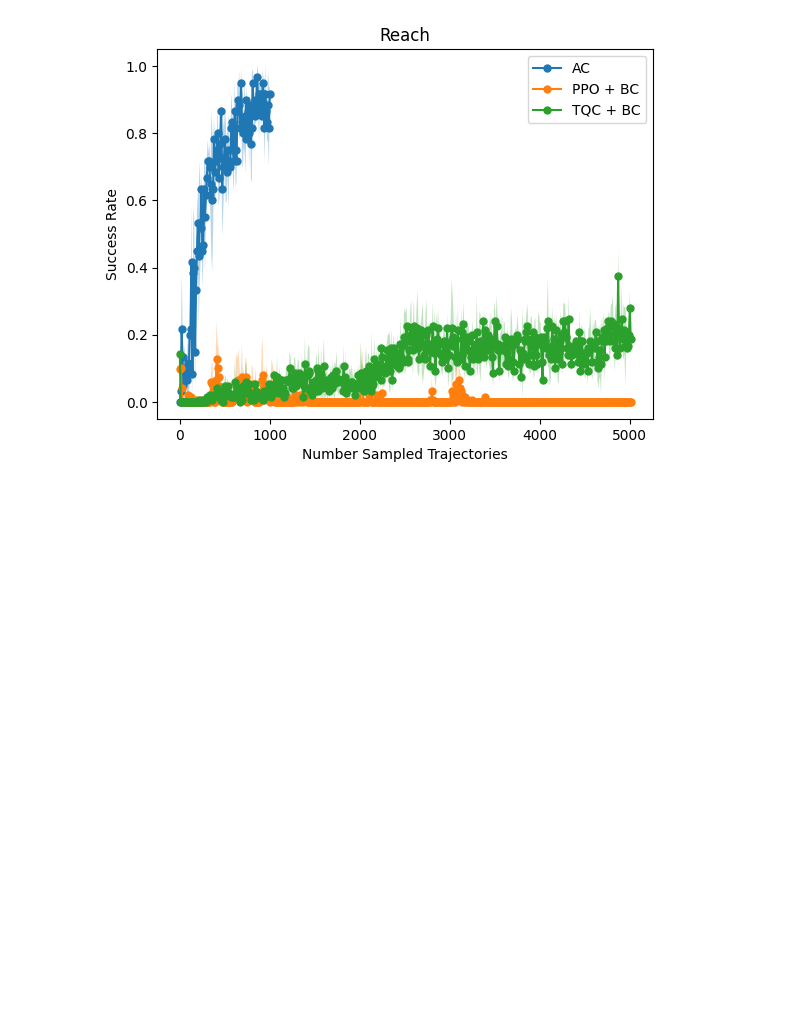
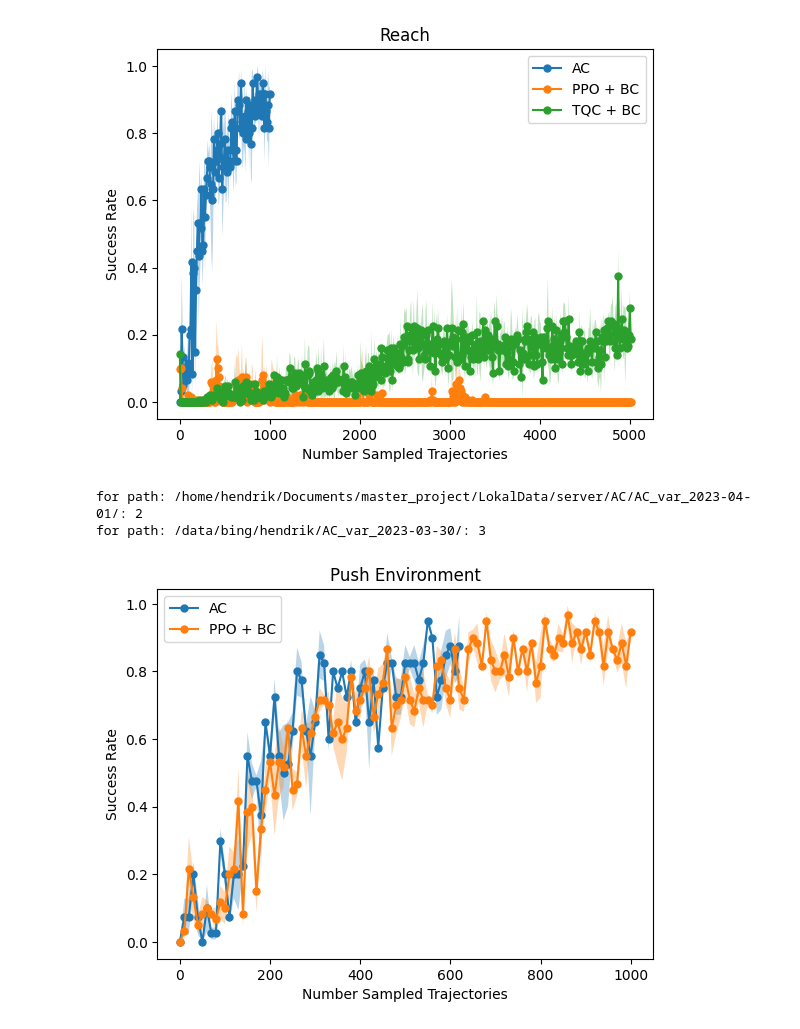
Before and after one commit to ReliableTree/ActiveCritic, a Jupyter notebook: src/active_critic/analyze_stats/dense_1/reach.ipynb, the cells around one changed output. Saved outputs shown, nothing was run; the diff lists cells and outputs as text; code cells hidden in the pictures; blank space fills up the shorter version.

```diff
--- a/src/active_critic/analyze_stats/dense_1/reach.ipynb
+++ b/src/active_critic/analyze_stats/dense_1/reach.ipynb
@@ -59,3 +58,26 @@ for path: /data/bing/hendrik/AC_var_2023-03-30/: 3
 for path: /home/hendrik/Documents/master_project/LokalData/server/baselines/Baselines_Stats_GAIL_2023-03-30/: 3
 for path: /home/hendrik/Documents/master_project/LokalData/server/baselines/Baselines_Stats_GAIL_2023-03-30/: 3
 [figure]
+# %%
+AC_path_no_pred = '/home/hendrik/Documents/master_project/LokalData/server/AC/AC_var_2023-04-01/'
+include_AC_no_pred = ['statsoptimized', 'reach ms 0 no pred loss trainin eps: 2000 opt mode: actor+plan demonstrations: 1, im_ph:False, 10']
+exclude_AC_no_pred = []
+
+AC_path = '/data/bing/hendrik/AC_var_2023-03-30/'
+include_AC = ['statsoptimized', 'reach max compute budget only positive reach opt steps: 3 trainin eps: 1000 opt mode: actor+plan demonstrations: 1, im_ph:False, training_episodes: 10, min critic: 1e-05, wd: 0.01, val_every: 1000']
+exclude_AC = []
+
+make_plot(
+    paths=[AC_path_no_pred, AC_path],
+    includes=[include_AC_no_pred, include_AC],
+    excludes=[exclude_AC_no_pred, exclude_AC],
+    names=['AC', 'PPO + BC', 'TQC + BC'],
+    plot_name='Push Environment',
+    save_path = None,
+    plot_closest=False,
+    find_closest=True
+    )
+# %% [output]
+for path: /home/hendrik/Documents/master_project/LokalData/server/AC/AC_var_2023-04-01/: 2
+for path: /data/bing/hendrik/AC_var_2023-03-30/: 3
+[figure, added]
```
Also changed, not shown: parts of 1 cell of this notebook, 5 other files.
